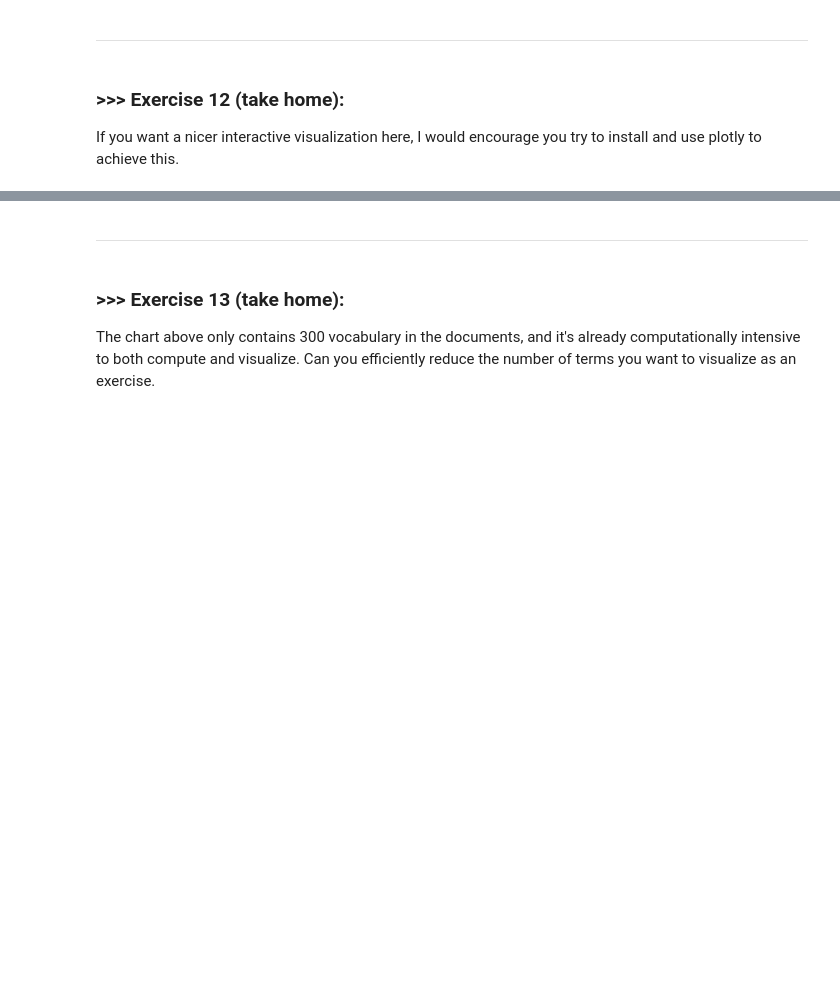
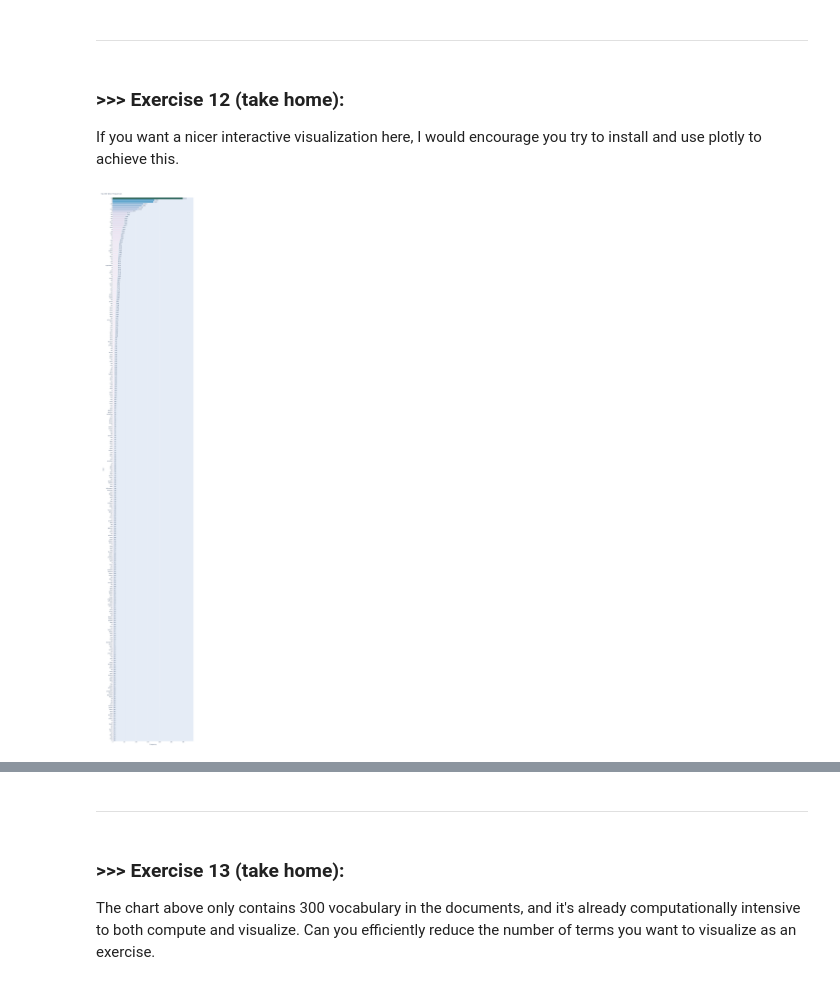
Before and after one commit to viajati/DM2025-Lab1-Exercise, a Jupyter notebook: DM2025-Lab1-Master.ipynb, the cells around one changed output, grey strips where cells are left out. Saved outputs shown, nothing was run; the diff lists cells and outputs as text; code cells hidden in the pictures; blank space fills up the shorter version.

```diff
--- a/DM2025-Lab1-Master.ipynb
+++ b/DM2025-Lab1-Master.ipynb
@@ -1254,0 +1257,59 @@ If you want a nicer interactive visualization here, I would encourage you try to
+# %%
+# Answer here
+
+import numpy as np
+import pandas as pd
+import plotly.express as px
+
+# top 300 by total frequency
+term_frequencies = np.asarray(X_counts.sum(axis=0)).ravel()
+terms = count_vect.get_feature_names_out()
+freq_df = (
+    pd.DataFrame({"term": terms, "frequency": term_frequencies})
+      .sort_values("frequency", ascending=False)
+      .head(300)
+      .reset_index(drop=True)
+)
+
+# shorten long labels for display; keep full term in hover
+def short(s, n=28):
+    return s if len(s) <= n else s[:n-1] + "…"
+freq_df["label"] = freq_df["term"].map(short)
+
+# lock y order: highest freq at top
+order = freq_df["label"].tolist()[::-1]  # reverse so biggest ends up at top in a horizontal chart
+
+fig = px.bar(
+    freq_df,
+    y="label",
+    x="frequency",
+    orientation="h",
+    text="frequency",
+    color="frequency",
+    color_continuous_scale="PuBuGn",
+    title="Top 300 Word Frequencies"
+)
+
+fig.update_traces(
+    textposition="outside",
+    cliponaxis=False,
+    customdata=freq_df["term"],
+    hovertemplate="<b>%{customdata}</b><br>count=%{x}<extra></extra>"
+)
+
+pad = freq_df["frequency"].iloc[0] * 0.15
+fig.update_layout(
+    yaxis=dict(
+        categoryorder="array",
+        categoryarray=order,
+        automargin=True
+    ),
+    xaxis=dict(range=[0, freq_df["frequency"].max() + pad], title="Frequency"),
+    margin=dict(l=180, r=40, t=70, b=40),
+    height=max(1400, int(len(freq_df)*20))
+)
+
+fig.update_coloraxes(showscale=False)
+fig.show()
+# %% [output]
+[figure, added]
```
Also changed, not shown: parts of 17 cells of this notebook.
